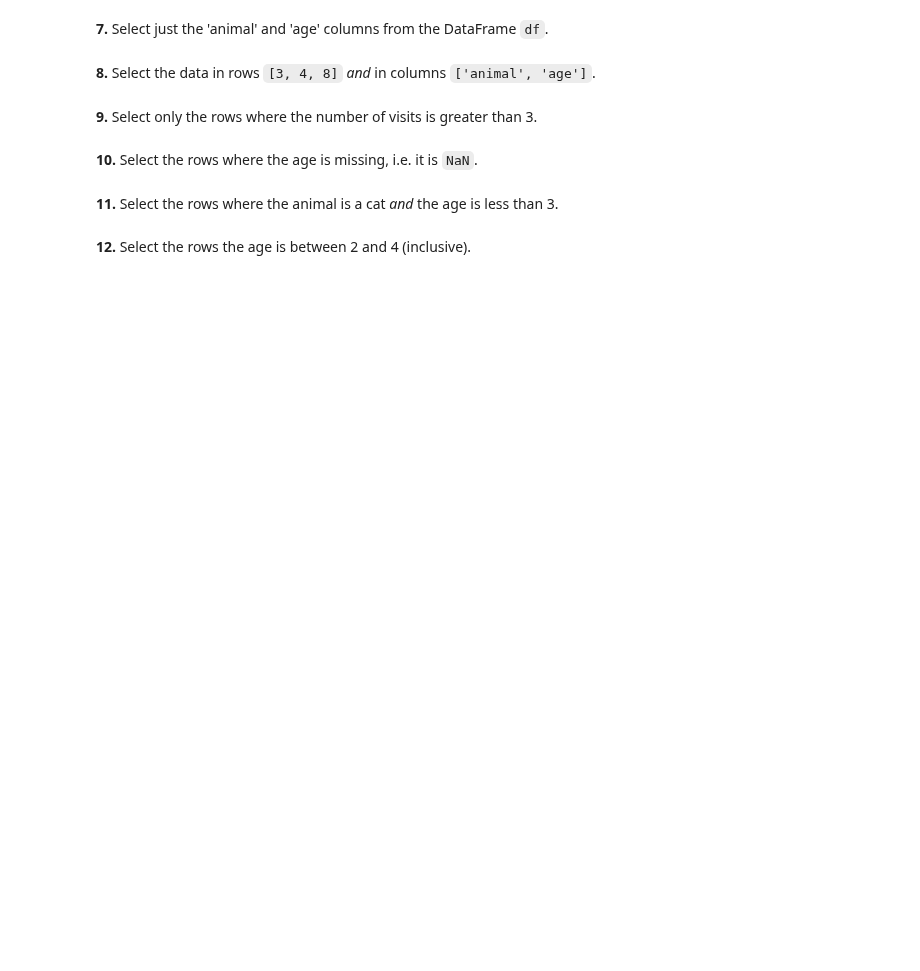
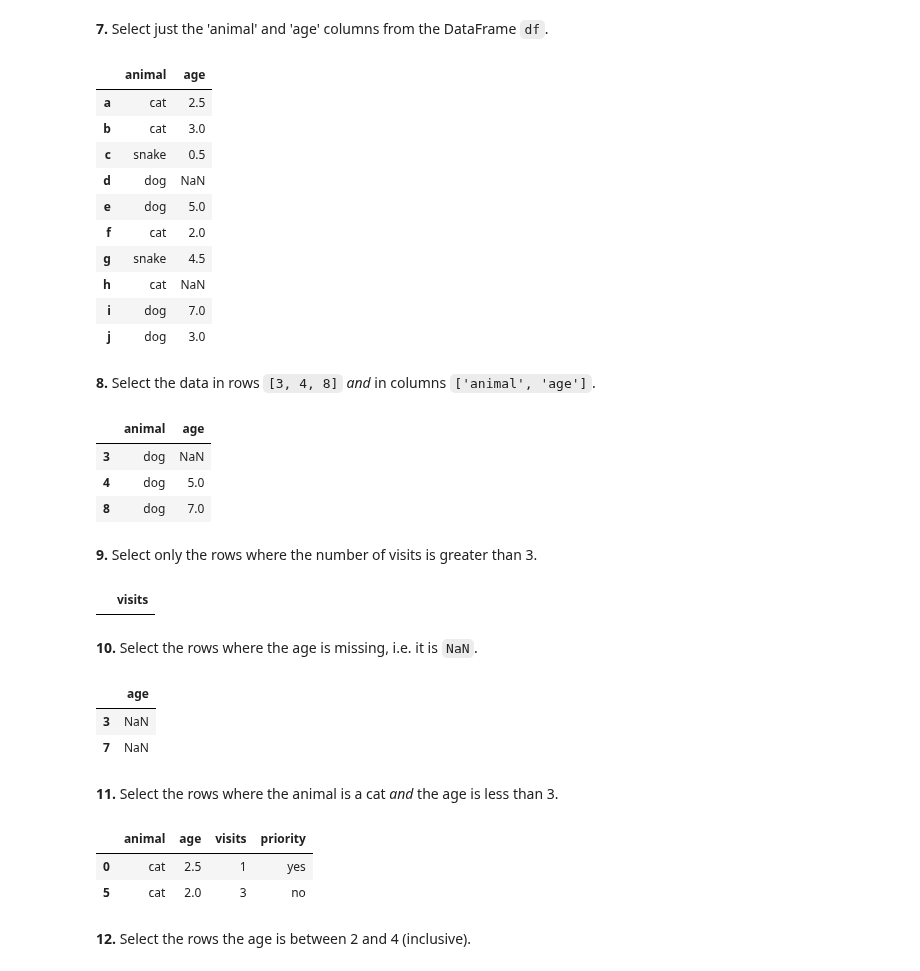
Before and after one commit to Voldek404/High-school-of-programming, a Jupyter notebook: Pandas/100-pandas-puzzles.ipynb, the cells around one changed output. Saved outputs shown, nothing was run; the diff lists cells and outputs as text; code cells hidden in the pictures; blank space fills up the shorter version.

```diff
--- a/Pandas/100-pandas-puzzles.ipynb
+++ b/Pandas/100-pandas-puzzles.ipynb
@@ -66,6 +92,6 @@ data = {'animal': ['cat', 'cat', 'snake', 'dog', 'dog', 'cat', 'snake', 'cat', '
 
 labels = ['a', 'b', 'c', 'd', 'e', 'f', 'g', 'h', 'i', 'j']
 
-df = # (complete this line of code)
+df = pd.DataFrame(data, columns=['animal', 'age', 'visits', 'priority'])
 # %% [markdown]
 **5.** Display a summary of the basic information about this DataFrame and its data (*hint: there is a single method that can be called on the DataFrame*).
@@ -74,12 +121,49 @@ df = # (complete this line of code)
 # %% [markdown]
 **7.** Select just the 'animal' and 'age' columns from the DataFrame `df`.
+# %%
+df.loc[:, ["animal", "age"]]
+# %% [output]
+|  | animal | age |
+| a | cat | 2.5 |
+| b | cat | 3.0 |
+| c | snake | 0.5 |
+| d | dog | NaN |
+| e | dog | 5.0 |
+| f | cat | 2.0 |
+| g | snake | 4.5 |
+| h | cat | NaN |
+| i | dog | 7.0 |
+| j | dog | 3.0 |
 # %% [markdown]
 **8.** Select the data in rows `[3, 4, 8]` *and* in columns `['animal', 'age']`.
+# %%
+df.loc[[3, 4, 8], ["animal", "age"]]
+# %% [output]
+|  | animal | age |
+| 3 | dog | NaN |
+| 4 | dog | 5.0 |
+| 8 | dog | 7.0 |
 # %% [markdown]
 **9.** Select only the rows where the number of visits is greater than 3.
+# %%
+df.loc[df["visits"] > 3, ["visits"]]
+# %% [output]
+|  | visits |
 # %% [markdown]
 **10.** Select the rows where the age is missing, i.e. it is `NaN`.
+# %%
+df.loc[df["age"].isna(), ["age"]]
+# %% [output]
+|  | age |
+| 3 | NaN |
+| 7 | NaN |
 # %% [markdown]
 **11.** Select the rows where the animal is a cat *and* the age is less than 3.
+# %%
+df.loc[(df["animal"] == "cat") & (df["age"] < 3)]
+# %% [output]
+|  | animal | age | visits | priority |
+| 0 | cat | 2.5 | 1 | yes |
+| 5 | cat | 2.0 | 3 | no |
 # %% [markdown]
 **12.** Select the rows the age is between 2 and 4 (inclusive).
```
Also changed, not shown: parts of 8 cells of this notebook.
